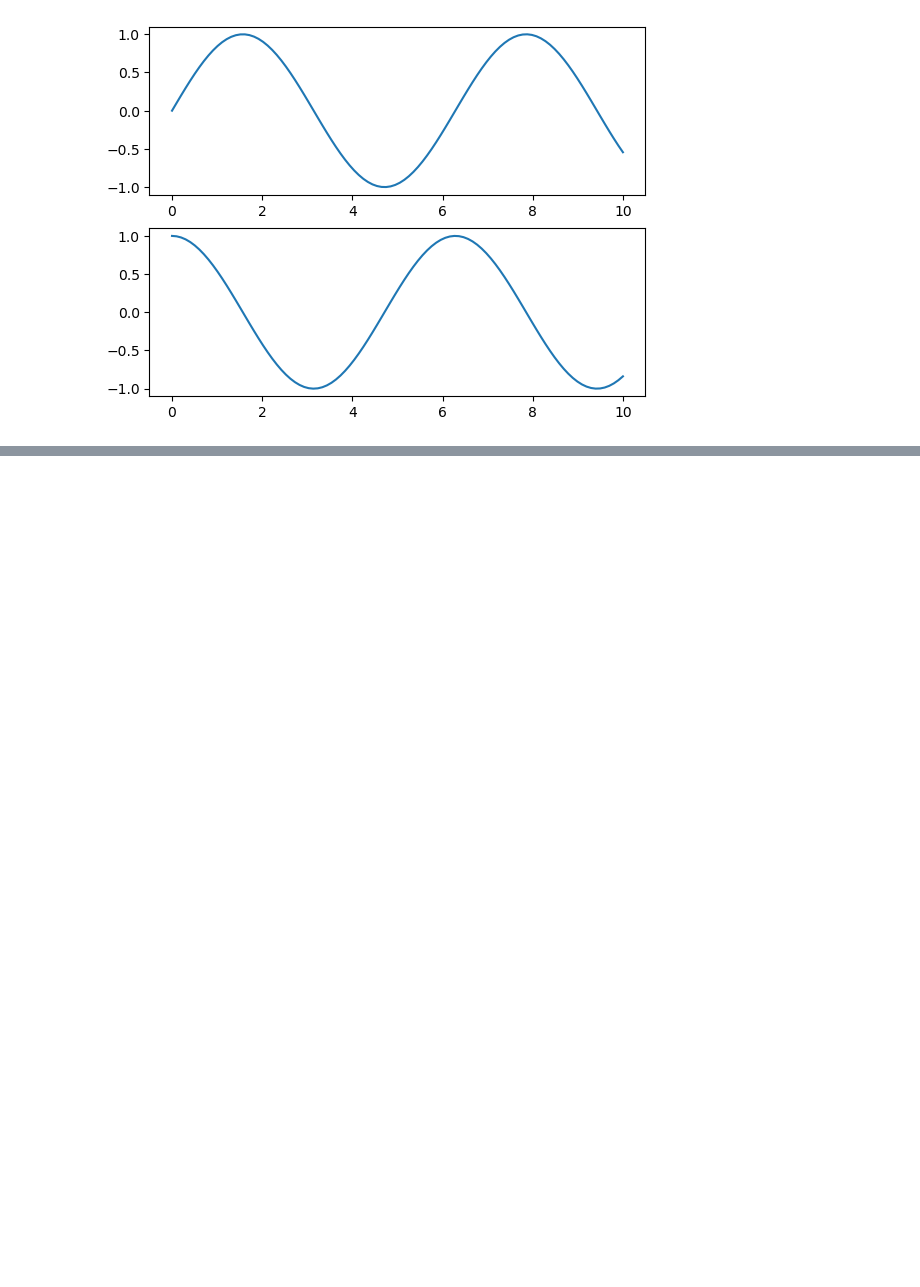
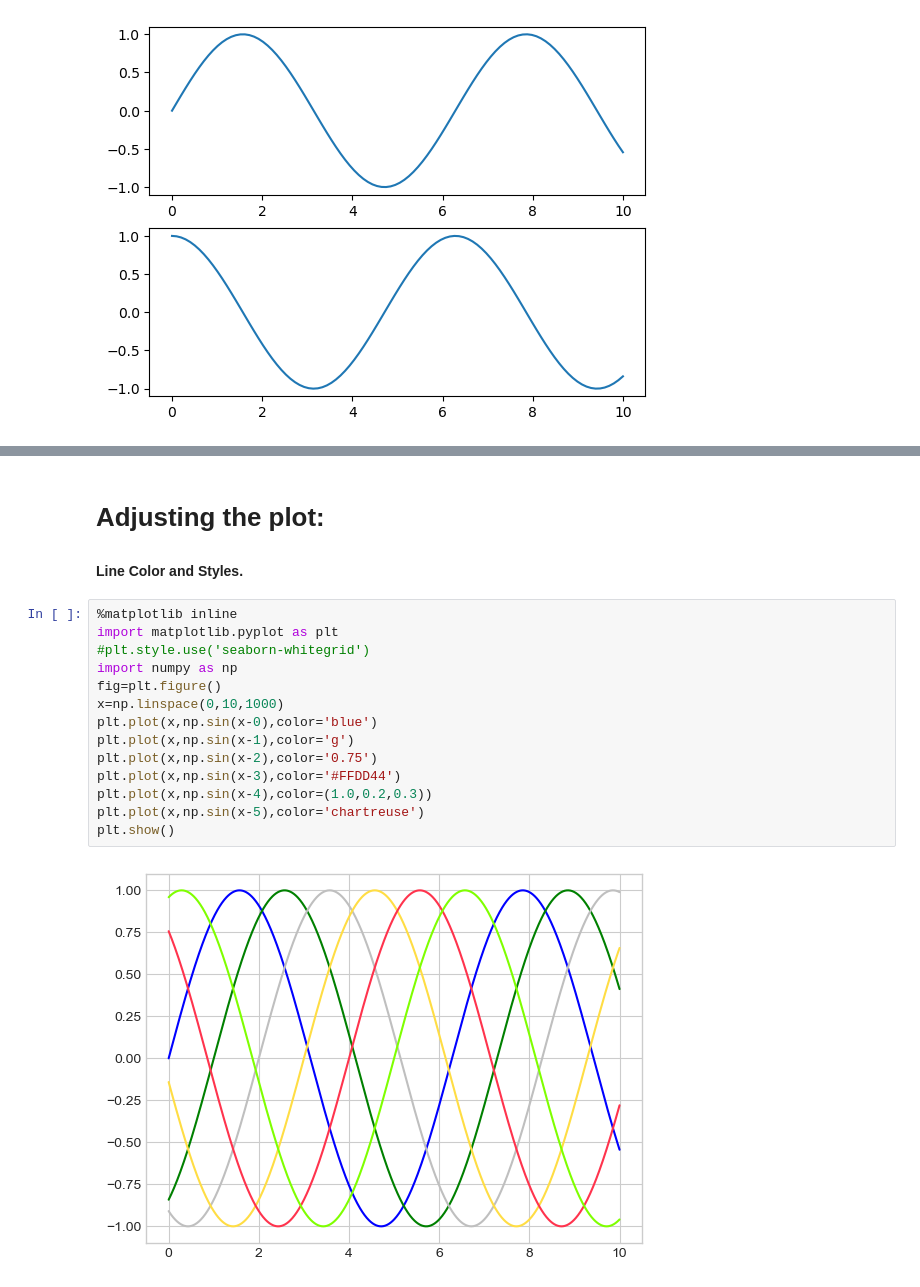
Before and after one commit to saiful-soft-dev/jupyter_project, a Jupyter notebook: my-first-jupyter-notebook-github.ipynb, the cells around one changed output, grey strips where cells are left out. Cells and saved outputs as stored; diff of their text form; blank space fills up the shorter version.

```diff
--- a/my-first-jupyter-notebook-github.ipynb
+++ b/my-first-jupyter-notebook-github.ipynb
@@ -55,0 +105,19 @@ plt.show()
+# %% [markdown]
+# Adjusting the plot:
+#### Line Color and Styles.
+# %%
+%matplotlib inline
+import matplotlib.pyplot as plt
+#plt.style.use('seaborn-whitegrid')
+import numpy as np
+fig=plt.figure()
+x=np.linspace(0,10,1000)
+plt.plot(x,np.sin(x-0),color='blue')
+plt.plot(x,np.sin(x-1),color='g')
+plt.plot(x,np.sin(x-2),color='0.75')
+plt.plot(x,np.sin(x-3),color='#FFDD44')
+plt.plot(x,np.sin(x-4),color=(1.0,0.2,0.3))
+plt.plot(x,np.sin(x-5),color='chartreuse')
+plt.show()
+# %% [output]
+[figure, added]
```
Also changed, not shown: parts of 24 cells of this notebook.
